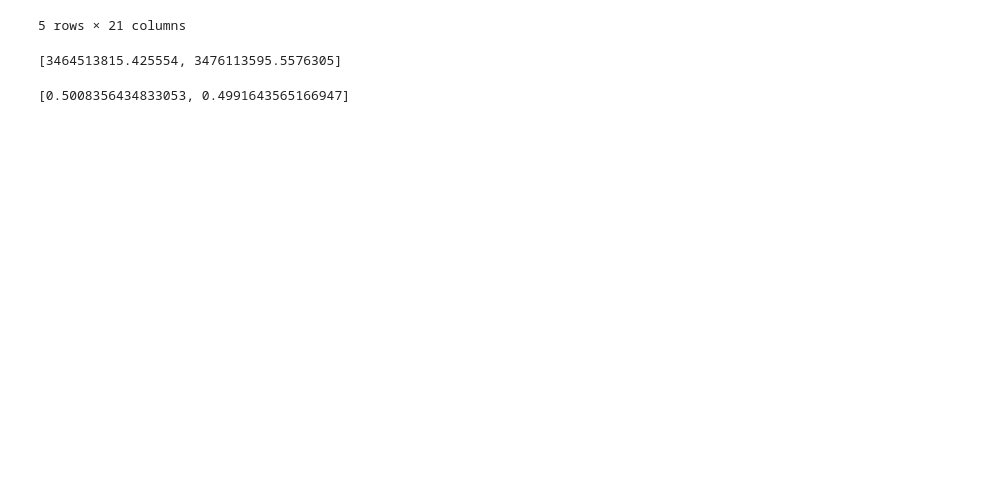
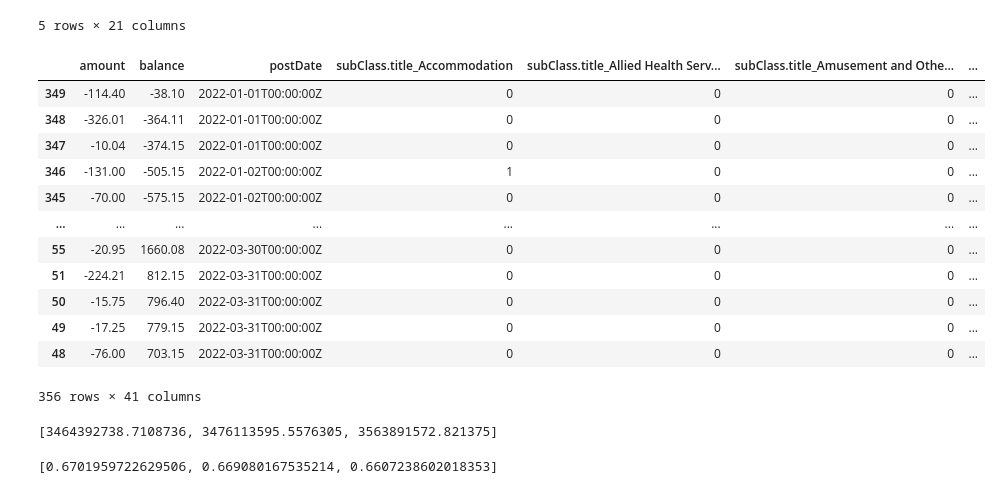
Before and after one commit to DataBytes-Organisation/dolfin_be, a Jupyter notebook: SavingsAI/main_model_notebook.ipynb, the cells around one changed output. Saved outputs shown, nothing was run; the diff lists cells and outputs as text; code cells hidden in the pictures; blank space fills up the shorter version.

```diff
--- a/SavingsAI/main_model_notebook.ipynb
+++ b/SavingsAI/main_model_notebook.ipynb
@@ -17,4 +28,29 @@ transactions.head()
 | 346 | transaction | 0b713af7-6aa0-4945-ae8f-4218b27f14eb | posted | CABLE BEACH CARAVAN CABLE BEACH AU | -131.00 | 49544383-c19c-4c97-b8d1-5322d0faa6af | -505.15 | debit | payment | AU00000 | ... |
 | 345 | transaction | 6f8f5796-7121-49c2-8977-ba17b862595c | posted | CAFE DAMORE PTY LTD BROOME AU | -70.00 | 49544383-c19c-4c97-b8d1-5322d0faa6af | -575.15 | debit | payment | AU00000 | ... |
 5 rows × 21 columns
+# %%
+#Data cleaning
+
+#Drop unnecessary
+colsToKeep = ['amount', 'balance', 'postDate', 'subClass.title']
+df_timeseries = transactions.filter(colsToKeep)
+
+#Keep the category
+df_timeseries = pd.get_dummies(df_timeseries, columns=['subClass.title'])
+
+df_timeseries
+# %% [output]
+|  | amount | balance | postDate | subClass.title_Accommodation | subClass.title_Allied Health Serv... | subClass.title_Amusement and Othe... | ... |
+| 349 | -114.40 | -38.10 | 2022-01-01T00:00:00Z | 0 | 0 | 0 | ... |
+| 348 | -326.01 | -364.11 | 2022-01-01T00:00:00Z | 0 | 0 | 0 | ... |
+| 347 | -10.04 | -374.15 | 2022-01-01T00:00:00Z | 0 | 0 | 0 | ... |
+| 346 | -131.00 | -505.15 | 2022-01-02T00:00:00Z | 1 | 0 | 0 | ... |
+| 345 | -70.00 | -575.15 | 2022-01-02T00:00:00Z | 0 | 0 | 0 | ... |
+| ... | ... | ... | ... | ... | ... | ... | ... |
+| 55 | -20.95 | 1660.08 | 2022-03-30T00:00:00Z | 0 | 0 | 0 | ... |
+| 51 | -224.21 | 812.15 | 2022-03-31T00:00:00Z | 0 | 0 | 0 | ... |
+| 50 | -15.75 | 796.40 | 2022-03-31T00:00:00Z | 0 | 0 | 0 | ... |
+| 49 | -17.25 | 779.15 | 2022-03-31T00:00:00Z | 0 | 0 | 0 | ... |
+| 48 | -76.00 | 703.15 | 2022-03-31T00:00:00Z | 0 | 0 | 0 | ... |
+356 rows × 41 columns
 # %%
@@ -49,19 +83,19 @@ for f in fits:
 # %%
-meanSquareErrors = []
+mse_timeseries = []
 
-for p in predictions:
-    meanSquareErrors.append(mean_squared_error(y_test, p))
+for p in predictions_timeseries:
+    mse_timeseries.append(mean_squared_error(y_test_timeseries, p))
 
-meanSquareErrors
+mse_timeseries
 # %% [output]
-[3464513815.425554, 3476113595.5576305]
+[3464392738.7108736, 3476113595.5576305, 3563891572.821375]
 # %%
-totalMSE = sum(meanSquareErrors)
-weights = []
+totalMSE_timeseries = sum(mse_timeseries)
+weights_timeseries = []
 
-for mse in meanSquareErrors:
-    weights.append((totalMSE - mse)/totalMSE)
+for mse in mse_timeseries:
+    weights_timeseries.append((totalMSE_timeseries - mse)/totalMSE_timeseries)
 
-weights
+weights_timeseries
 # %% [output]
-[0.5008356434833053, 0.4991643565166947]
+[0.6701959722629506, 0.669080167535214, 0.6607238602018353]
```
Also changed, not shown: parts of 20 cells of this notebook, 1 other file.
